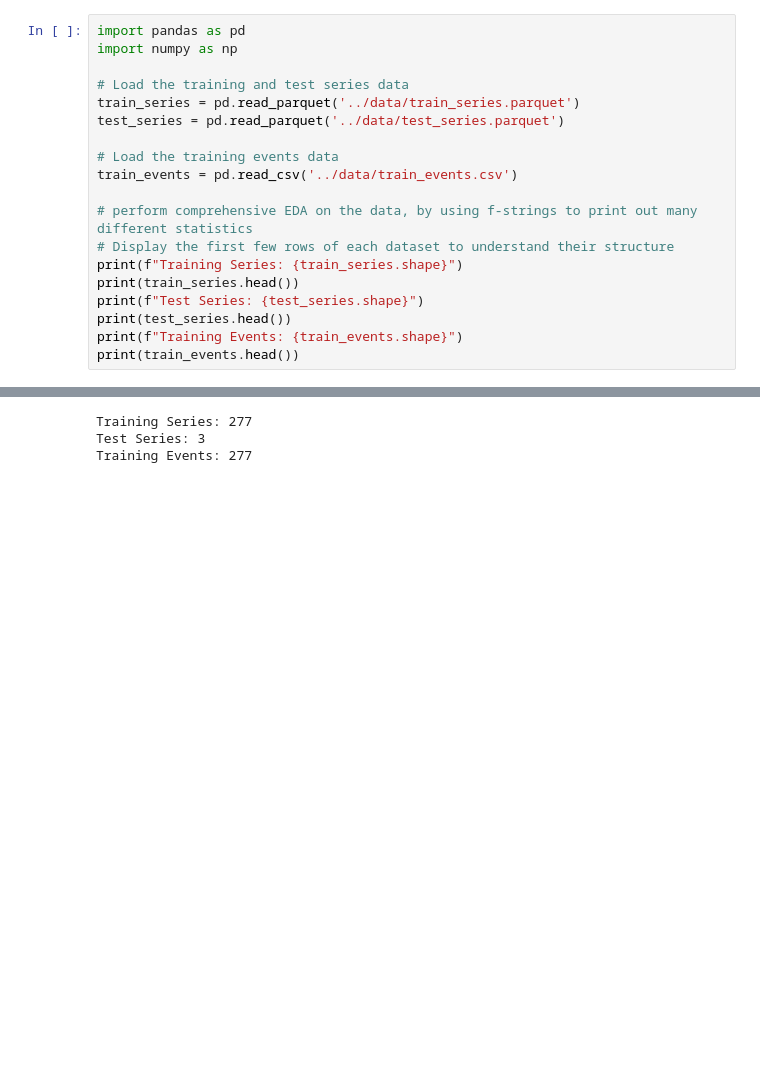
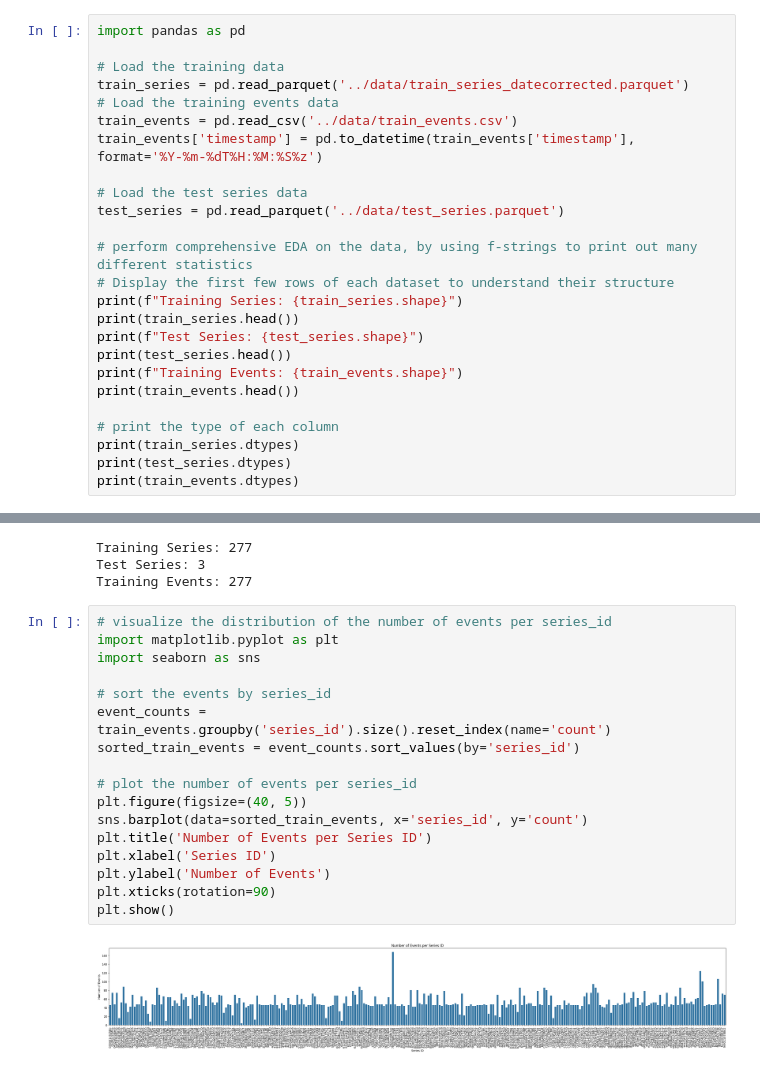
Before and after one commit to meshik/kaggle-detect-sleep-states, a Jupyter notebook: notebooks/basic_eda.ipynb, the cells around one changed output, grey strips where cells are left out. Saved outputs shown, nothing was run; the diff lists cells and outputs as text; blank space fills up the shorter version.

```diff
--- a/notebooks/basic_eda.ipynb
+++ b/notebooks/basic_eda.ipynb
@@ -22,13 +32,14 @@
 # %%
 import pandas as pd
-import numpy as np
 
-# Load the training and test series data
-train_series = pd.read_parquet('../data/train_series.parquet')
-test_series = pd.read_parquet('../data/test_series.parquet')
-
+# Load the training data
+train_series = pd.read_parquet('../data/train_series_datecorrected.parquet')
 # Load the training events data
 train_events = pd.read_csv('../data/train_events.csv')
+train_events['timestamp'] = pd.to_datetime(train_events['timestamp'], format='%Y-%m-%dT%H:%M:%S%z')
+
+# Load the test series data
+test_series = pd.read_parquet('../data/test_series.parquet')
 
 # perform comprehensive EDA on the data, by using f-strings to print out many different statistics
 # Display the first few rows of each dataset to understand their structure
@@ -38,5 +49,10 @@ print(f"Test Series: {test_series.shape}")
 print(test_series.head())
 print(f"Training Events: {train_events.shape}")
 print(train_events.head())
+
+# print the type of each column
+print(train_series.dtypes)
+print(test_series.dtypes)
+print(train_events.dtypes)
 # %% [output]
 Training Series: (127946340, 5)
@@ -65,3 +81,22 @@ print(f"Training Events: {train_events.series_id.nunique()}")
 Training Series: 277
 Test Series: 3
 Training Events: 277
+# %%
+# visualize the distribution of the number of events per series_id
+import matplotlib.pyplot as plt
+import seaborn as sns
+
+# sort the events by series_id
+event_counts = train_events.groupby('series_id').size().reset_index(name='count')
+sorted_train_events = event_counts.sort_values(by='series_id')
+
+# plot the number of events per series_id
+plt.figure(figsize=(40, 5))
+sns.barplot(data=sorted_train_events, x='series_id', y='count')
+plt.title('Number of Events per Series ID')
+plt.xlabel('Series ID')
+plt.ylabel('Number of Events')
+plt.xticks(rotation=90)
+plt.show()
+# %% [output]
+[figure, added]
```
Also changed, not shown: parts of 3 cells of this notebook, 5 other files.
